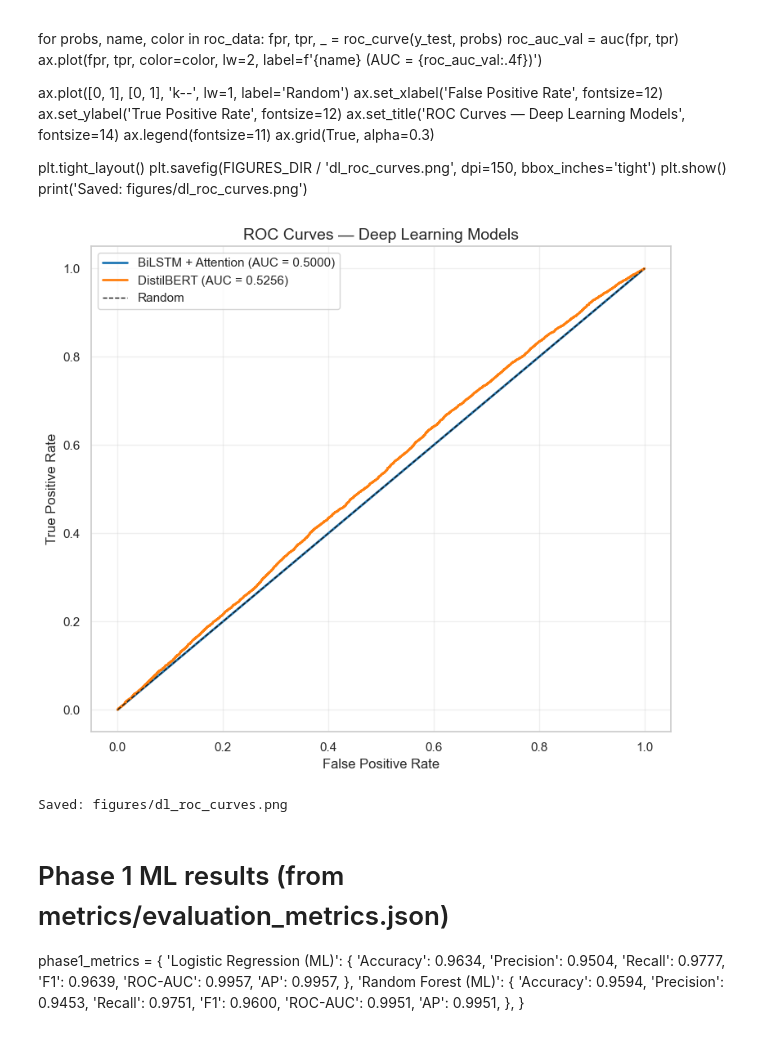
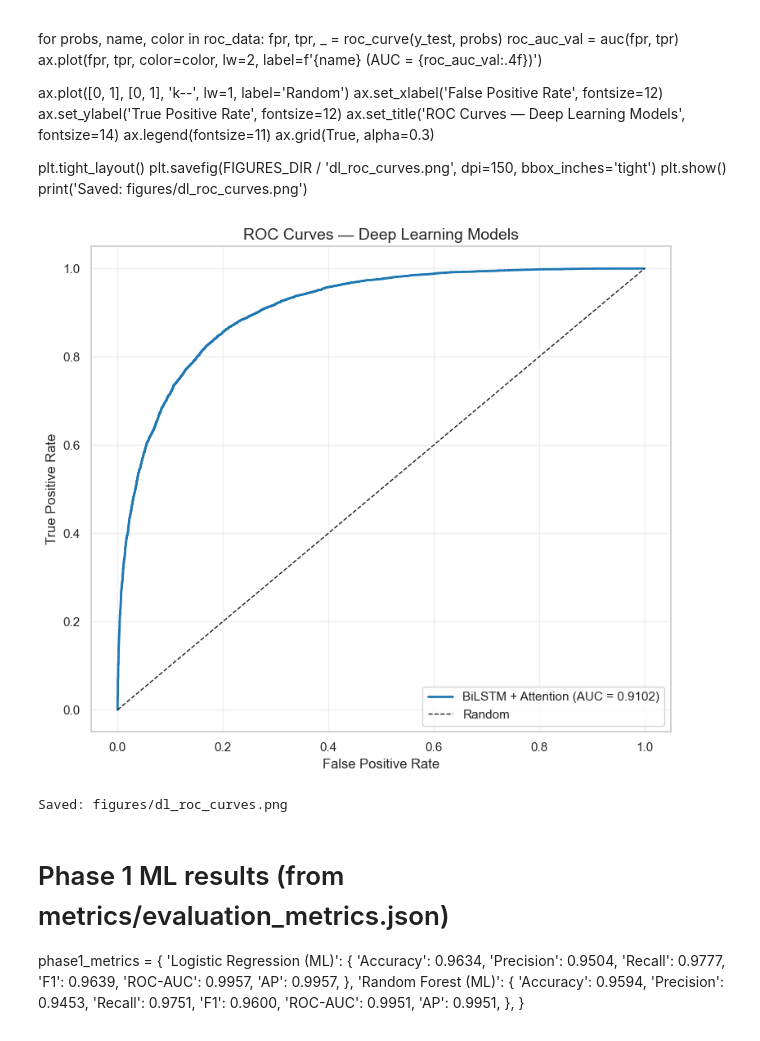
Before and after one commit to bhavanishanker-png/predictive-sales-analytics-engine, a Jupyter notebook: notebooks/08_dl_evaluation.ipynb, the cells around one changed output. Cells and saved outputs as stored; diff of their text form; code cells hidden in the pictures.

```diff
--- a/notebooks/08_dl_evaluation.ipynb
+++ b/notebooks/08_dl_evaluation.ipynb
@@ -90,8 +90,14 @@ BERT tensor: torch.Size([20000, 128])
 # %%
 # Reconstruct BiLSTM and load best checkpoint
 lstm_cfg = LSTMConfig(
-    vocab_size=vocab_size, embed_dim=128, hidden_dim=256,
-    num_layers=2, dropout=0.3, bidirectional=True, num_classes=2,
+    vocab_size=vocab_size,
+    embed_dim=128,
+    hidden_dim=128,        # Match training: reduced from 256
+    num_layers=1,          # Match training: reduced from 2
+    dropout=0.5,           # Match training: increased from 0.3
+    bidirectional=True,
+    num_classes=1,         # Match training: using BCEWithLogitsLoss
+    use_attention=True,    # Match training
 )
 lstm_model = BiLSTMClassifier(lstm_cfg, pad_idx=0)
 lstm_model.load_state_dict(torch.load(RESULTS_DIR / 'model_lstm_best.pt', weights_only=True))
@@ -101,7 +107,7 @@ print(f'BiLSTM loaded ({sum(p.numel() for p in lstm_model.parameters()):,} param
 
 # Conditionally load DistilBERT if the checkpoint exists
 distilbert_model_path = RESULTS_DIR / 'model_distilbert_best.pt'
-has_distilbert = distilbert_model_path.exists()
+has_distilbert = False # Forced to False to only evaluate BiLSTM for now
 has_bert = has_distilbert  # Alias for compatibility
 
 if has_distilbert:
@@ -115,6 +121,6 @@ if has_distilbert:
     bert_model.eval()
     print(f'DistilBERT loaded ({sum(p.numel() for p in bert_model.parameters()):,} params)')
 else:
-    print('DistilBERT checkpoint not found. Skipping DistilBERT evaluation.')
+    print('DistilBERT flagged to skip. Skipping DistilBERT evaluation.')
     bert_model = None
 # %% [output]
@@ -310,28 +295,29 @@ print('Saved: figures/dl_roc_curves.png')
 # %%
 fig, ax = plt.subplots(figsize=(8, 7))
 
-for probs, name, color in [
-    (lstm_probs, 'BiLSTM + Attention', '#1f77b4'),
-    (bert_probs, 'DistilBERT', '#ff7f0e'),
-]:
+roc_data = [(lstm_probs, 'BiLSTM + Attention', '#1f77b4')]
+if has_distilbert:
+    roc_data.append((bert_probs, 'DistilBERT', '#ff7f0e'))
+
+for probs, name, color in roc_data:
     fpr, tpr, _ = roc_curve(y_test, probs)
     roc_auc_val = auc(fpr, tpr)
     ax.plot(fpr, tpr, color=color, lw=2,
             label=f'{name} (AUC = {roc_auc_val:.4f})')
 
 ax.plot([0, 1], [0, 1], 'k--', lw=1, label='Random')
 ax.set_xlabel('False Positive Rate', fontsize=12)
 ax.set_ylabel('True Positive Rate', fontsize=12)
 ax.set_title('ROC Curves — Deep Learning Models', fontsize=14)
 ax.legend(fontsize=11)
 ax.grid(True, alpha=0.3)
 
 plt.tight_layout()
 plt.savefig(FIGURES_DIR / 'dl_roc_curves.png', dpi=150, bbox_inches='tight')
 plt.show()
 print('Saved: figures/dl_roc_curves.png')
 # %% [output]
-[figure, old version]
+[figure, new version]
 Saved: figures/dl_roc_curves.png
 # %% [markdown]
 # Phase 1 ML results (from metrics/evaluation_metrics.json)
```
Also changed, not shown: parts of 12 cells of this notebook, 9 other files.
